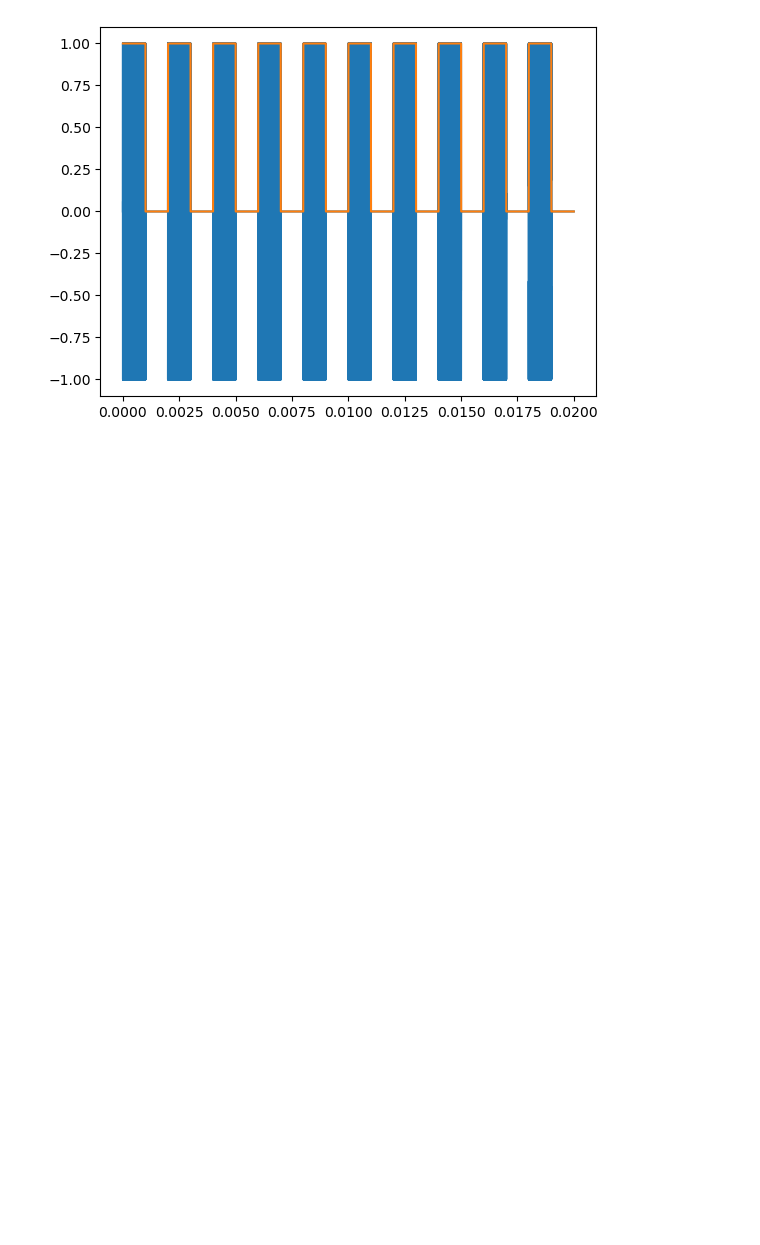
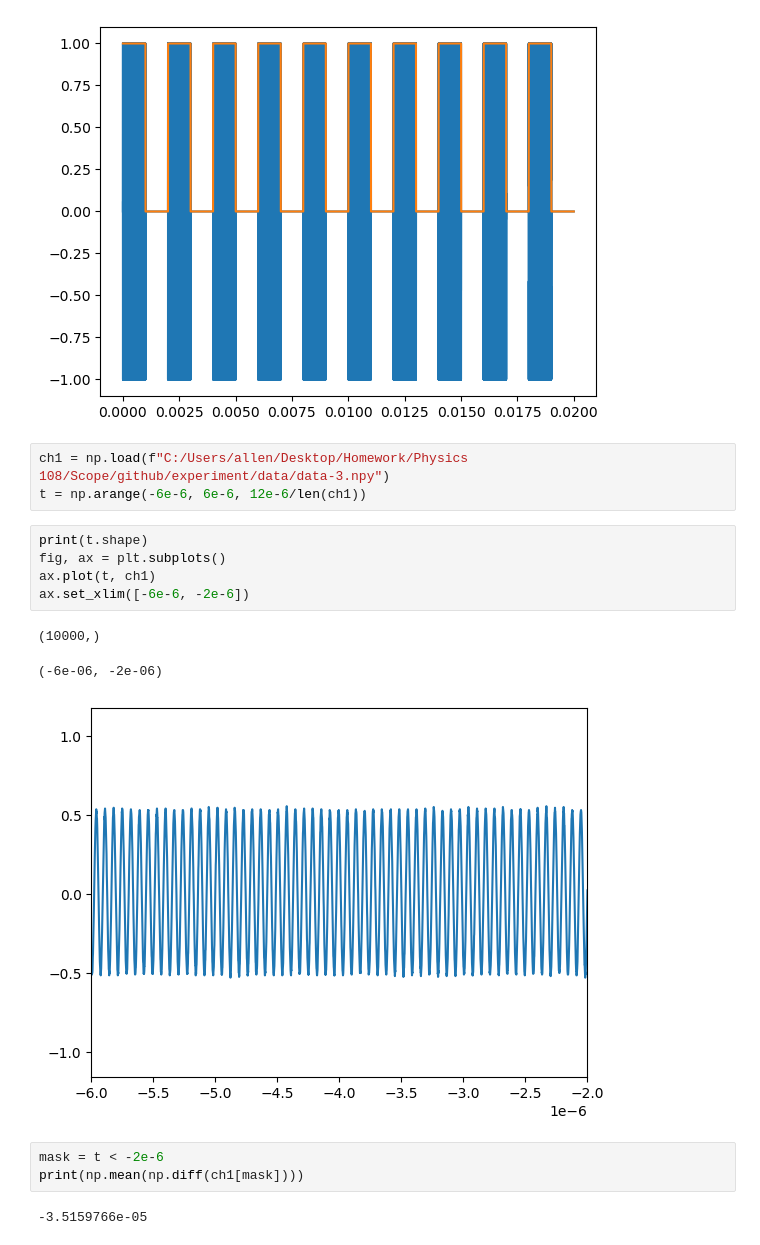
Before and after one commit to meimei2027/diamonds, a Jupyter notebook: experiment/view_data_2.ipynb, the cells around one changed output. Drawn from its saved outputs; the diff is of its cells as text; blank space fills up the shorter version.

Commit message:
Voltage visualization at end
Using the test_scope.csv waveform.

```diff
--- a/experiment/view_data_2.ipynb
+++ b/experiment/view_data_2.ipynb
@@ -166,3 +138,20 @@ ax.plot(t, ch2)
 # %% [output]
 [<matplotlib.lines.Line2D at 0x...>]
 [figure]
+# %%
+ch1 = np.load(f"C:/Users/allen/Desktop/Homework/Physics 108/Scope/github/experiment/data/data-3.npy")
+t = np.arange(-6e-6, 6e-6, 12e-6/len(ch1))
+# %%
+print(t.shape)
+fig, ax = plt.subplots()
+ax.plot(t, ch1)
+ax.set_xlim([-6e-6, -2e-6])
+# %% [output]
+(10000,)
+(-6e-06, -2e-06)
+[figure, added]
+# %%
+mask = t < -2e-6
+print(np.mean(np.diff(ch1[mask])))
+# %% [output]
+-3.5159766e-05
```
Also changed, not shown: parts of 5 cells of this notebook.
